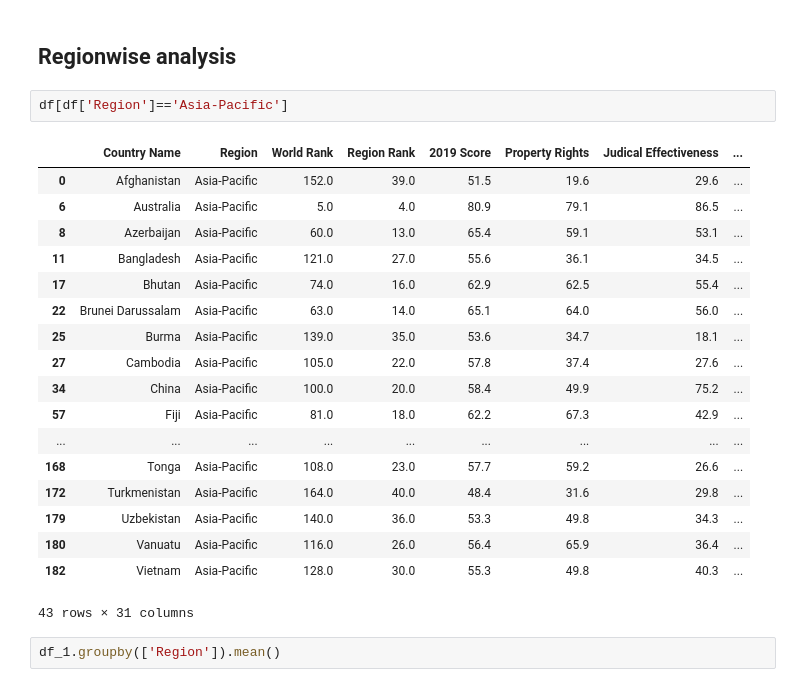
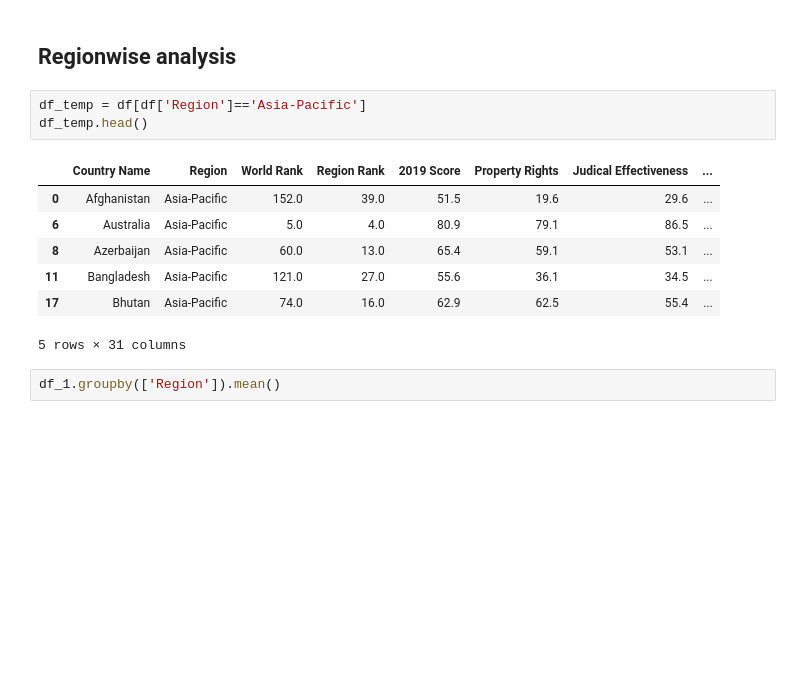
Before and after one commit to SadiaRana/WorldEconFree, a Jupyter notebook: World_Economics.ipynb, the cells around one changed output. Cells and saved outputs as stored; diff of their text form; blank space fills up the shorter version.

```diff
--- a/World_Economics.ipynb
+++ b/World_Economics.ipynb
@@ -108,26 +110,16 @@ df_1.shape
 # %% [markdown]
 ## Regionwise analysis
 # %%
-df[df['Region']=='Asia-Pacific']
+df_temp = df[df['Region']=='Asia-Pacific']
+df_temp.head()
 # %% [output]
 |  | Country Name | Region | World Rank | Region Rank | 2019 Score | Property Rights | Judical Effectiveness | ... |
 | 0 | Afghanistan | Asia-Pacific | 152.0 | 39.0 | 51.5 | 19.6 | 29.6 | ... |
 | 6 | Australia | Asia-Pacific | 5.0 | 4.0 | 80.9 | 79.1 | 86.5 | ... |
 | 8 | Azerbaijan | Asia-Pacific | 60.0 | 13.0 | 65.4 | 59.1 | 53.1 | ... |
 | 11 | Bangladesh | Asia-Pacific | 121.0 | 27.0 | 55.6 | 36.1 | 34.5 | ... |
 | 17 | Bhutan | Asia-Pacific | 74.0 | 16.0 | 62.9 | 62.5 | 55.4 | ... |
-| 22 | Brunei Darussalam | Asia-Pacific | 63.0 | 14.0 | 65.1 | 64.0 | 56.0 | ... |
-| 25 | Burma | Asia-Pacific | 139.0 | 35.0 | 53.6 | 34.7 | 18.1 | ... |
-| 27 | Cambodia | Asia-Pacific | 105.0 | 22.0 | 57.8 | 37.4 | 27.6 | ... |
-| 34 | China | Asia-Pacific | 100.0 | 20.0 | 58.4 | 49.9 | 75.2 | ... |
-| 57 | Fiji | Asia-Pacific | 81.0 | 18.0 | 62.2 | 67.3 | 42.9 | ... |
-| ... | ... | ... | ... | ... | ... | ... | ... | ... |
-| 168 | Tonga | Asia-Pacific | 108.0 | 23.0 | 57.7 | 59.2 | 26.6 | ... |
-| 172 | Turkmenistan | Asia-Pacific | 164.0 | 40.0 | 48.4 | 31.6 | 29.8 | ... |
-| 179 | Uzbekistan | Asia-Pacific | 140.0 | 36.0 | 53.3 | 49.8 | 34.3 | ... |
-| 180 | Vanuatu | Asia-Pacific | 116.0 | 26.0 | 56.4 | 65.9 | 36.4 | ... |
-| 182 | Vietnam | Asia-Pacific | 128.0 | 30.0 | 55.3 | 49.8 | 40.3 | ... |
-43 rows × 31 columns
+5 rows × 31 columns
 # %%
 df_1.groupby(['Region']).mean()
 # %% [output]
```
Also changed, not shown: parts of 6 cells of this notebook.
